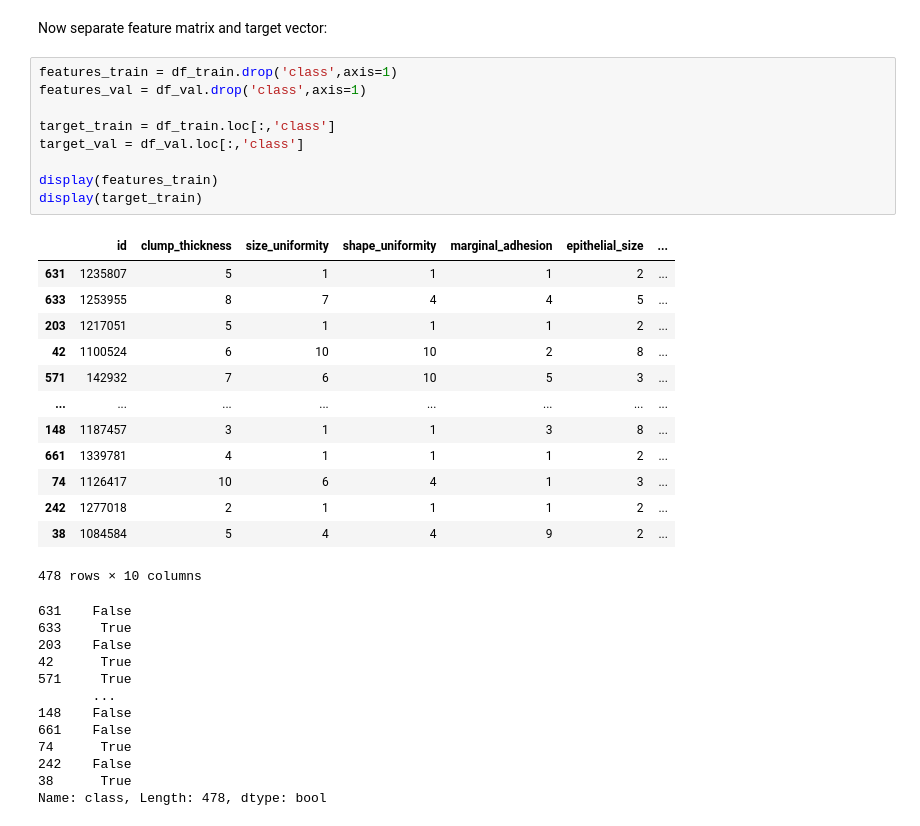
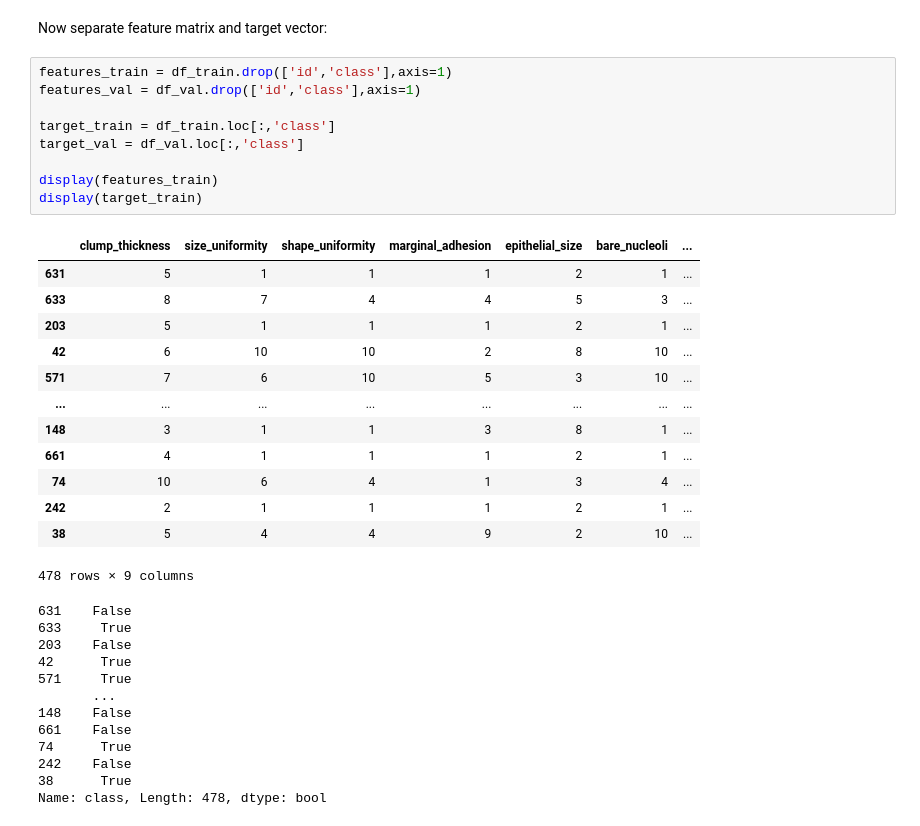
Before and after one commit to verysummer/tumor-classification, a Jupyter notebook: Cancer_Classification.ipynb, the cells around one changed output. Saved outputs shown, nothing was run; the diff lists cells and outputs as text.

```diff
--- a/Cancer_Classification.ipynb
+++ b/Cancer_Classification.ipynb
@@ -177,28 +177,28 @@ df_train, df_val = train_test_split(df,test_size=0.3,random_state=1)
 # %% [markdown]
 Now separate feature matrix and target vector:
 # %%
-features_train = df_train.drop('class',axis=1)
-features_val = df_val.drop('class',axis=1)
+features_train = df_train.drop(['id','class'],axis=1)
+features_val = df_val.drop(['id','class'],axis=1)
 
 target_train = df_train.loc[:,'class']
 target_val = df_val.loc[:,'class']
 
 display(features_train)
 display(target_train)
 # %% [output]
-|  | id | clump_thickness | size_uniformity | shape_uniformity | marginal_adhesion | epithelial_size | ... |
-| 631 | 1235807 | 5 | 1 | 1 | 1 | 2 | ... |
-| 633 | 1253955 | 8 | 7 | 4 | 4 | 5 | ... |
-| 203 | 1217051 | 5 | 1 | 1 | 1 | 2 | ... |
-| 42 | 1100524 | 6 | 10 | 10 | 2 | 8 | ... |
-| 571 | 142932 | 7 | 6 | 10 | 5 | 3 | ... |
+|  | clump_thickness | size_uniformity | shape_uniformity | marginal_adhesion | epithelial_size | bare_nucleoli | ... |
+| 631 | 5 | 1 | 1 | 1 | 2 | 1 | ... |
+| 633 | 8 | 7 | 4 | 4 | 5 | 3 | ... |
+| 203 | 5 | 1 | 1 | 1 | 2 | 1 | ... |
+| 42 | 6 | 10 | 10 | 2 | 8 | 10 | ... |
+| 571 | 7 | 6 | 10 | 5 | 3 | 10 | ... |
 | ... | ... | ... | ... | ... | ... | ... | ... |
-| 148 | 1187457 | 3 | 1 | 1 | 3 | 8 | ... |
-| 661 | 1339781 | 4 | 1 | 1 | 1 | 2 | ... |
-| 74 | 1126417 | 10 | 6 | 4 | 1 | 3 | ... |
-| 242 | 1277018 | 2 | 1 | 1 | 1 | 2 | ... |
-| 38 | 1084584 | 5 | 4 | 4 | 9 | 2 | ... |
+| 148 | 3 | 1 | 1 | 3 | 8 | 1 | ... |
+| 661 | 4 | 1 | 1 | 1 | 2 | 1 | ... |
+| 74 | 10 | 6 | 4 | 1 | 3 | 4 | ... |
+| 242 | 2 | 1 | 1 | 1 | 2 | 1 | ... |
+| 38 | 5 | 4 | 4 | 9 | 2 | 10 | ... |
-478 rows × 10 columns
+478 rows × 9 columns
 631    False
 633     True
 203    False
```
Also changed, not shown: parts of 10 cells of this notebook.
